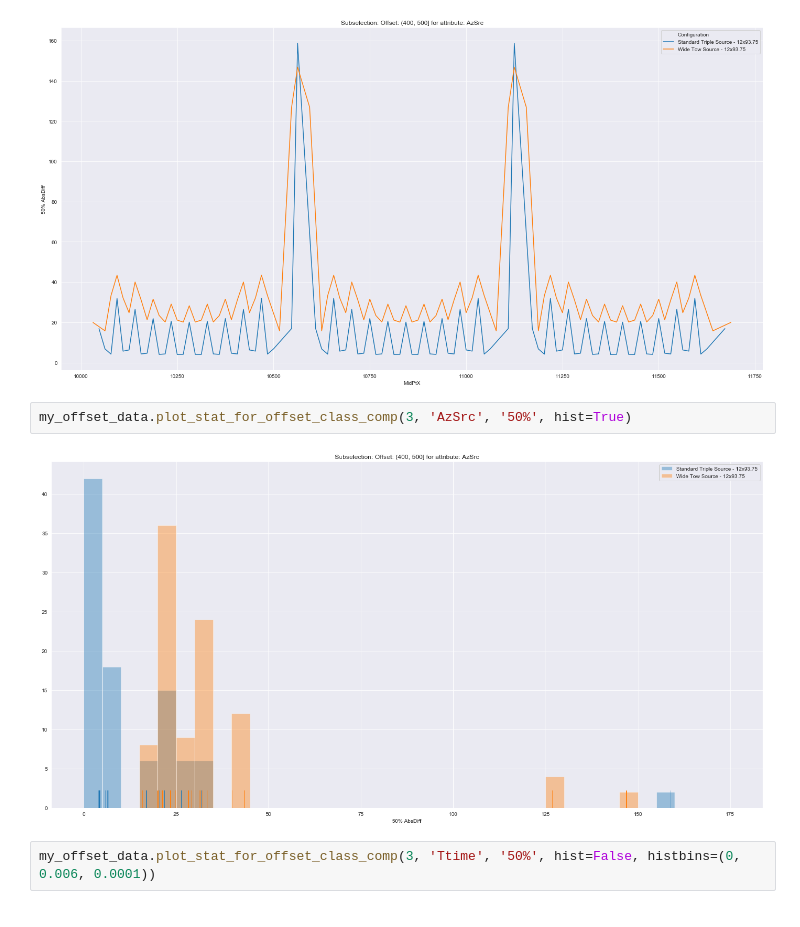
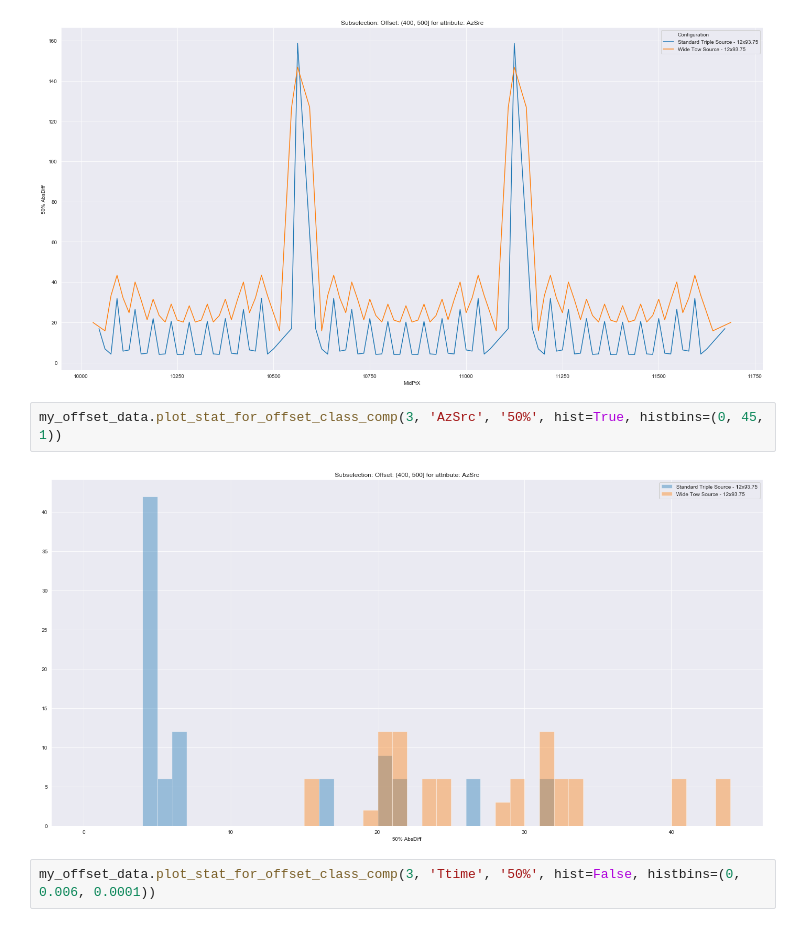
Before and after one commit to MagnsW/geotools, a Jupyter notebook: Test_2_offset_distribution.ipynb, the cells around one changed output. Saved outputs shown, nothing was run; the diff lists cells and outputs as text.

```diff
--- a/Test_2_offset_distribution.ipynb
+++ b/Test_2_offset_distribution.ipynb
@@ -147,9 +147,9 @@ my_offset_data.plot_stat_for_offset_class_comp(3, 'AzSrc', '50%')
 # %% [output]
 [figure]
 # %%
-my_offset_data.plot_stat_for_offset_class_comp(3, 'AzSrc', '50%', hist=True)
+my_offset_data.plot_stat_for_offset_class_comp(3, 'AzSrc', '50%', hist=True, histbins=(0, 45, 1))
 # %% [output]
-[figure, old version]
+[figure, new version]
 # %%
 my_offset_data.plot_stat_for_offset_class_comp(3, 'Ttime', '50%', hist=False, histbins=(0, 0.006, 0.0001))
 # %% [output]
```
Also changed, not shown: parts of 1 cell of this notebook, 3 other files.
